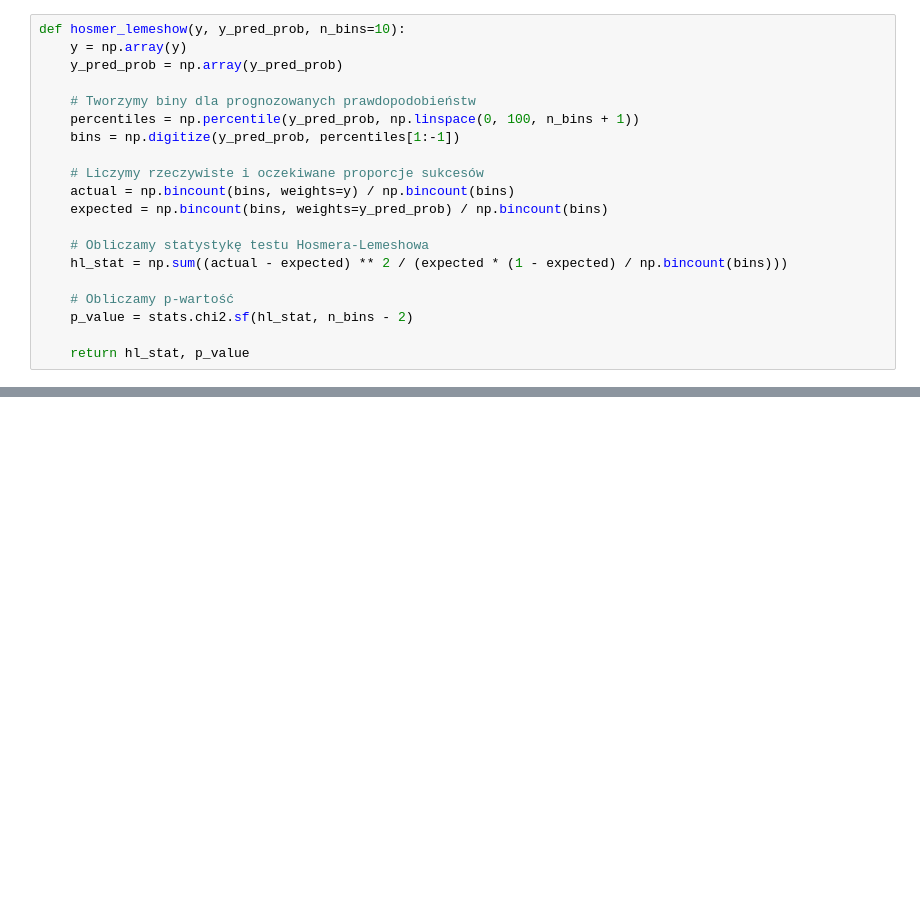
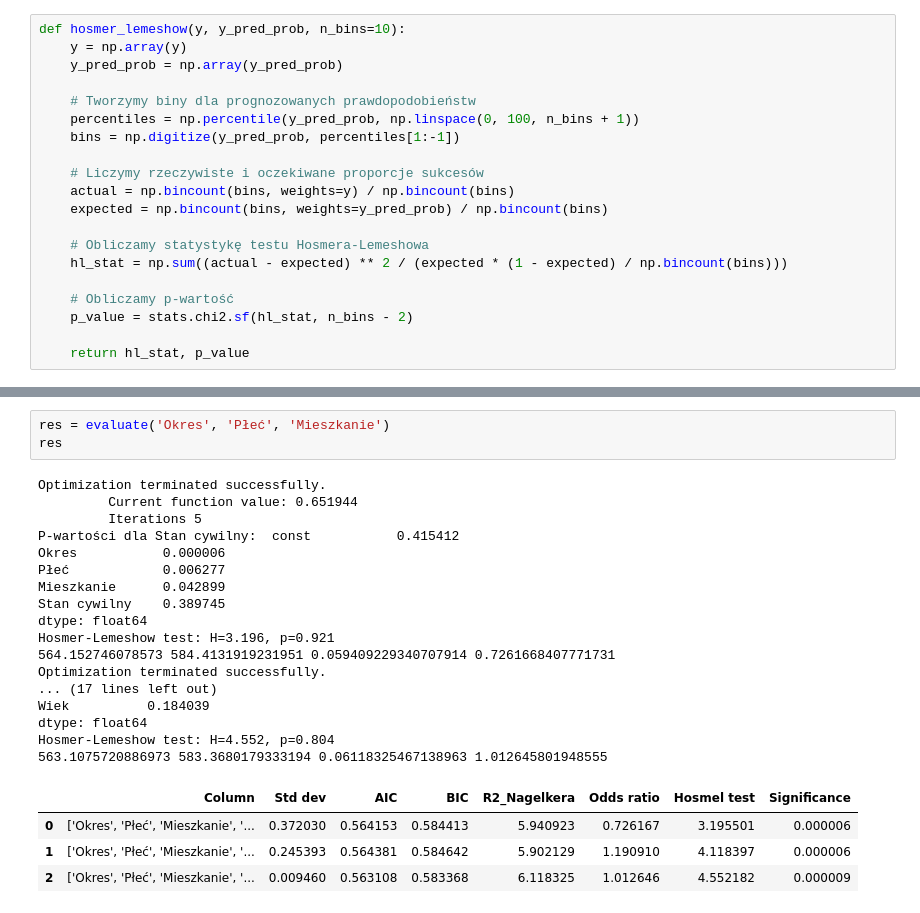
Before and after one commit to ad-po/ocena-kredytu, a Jupyter notebook: notebook.ipynb, the cells around one changed output, grey strips where cells are left out. Cells and saved outputs as stored; diff of their text form; blank space fills up the shorter version.

```diff
--- a/notebook.ipynb
+++ b/notebook.ipynb
@@ -410,0 +244,25 @@ evaluation
+# %%
+res = evaluate('Okres', 'Płeć', 'Mieszkanie')
+res
+# %% [output]
+Optimization terminated successfully.
+         Current function value: 0.651944
+         Iterations 5
+P-wartości dla Stan cywilny:  const           0.415412
+Okres           0.000006
+Płeć            0.006277
+Mieszkanie      0.042899
+Stan cywilny    0.389745
+dtype: float64
+Hosmer-Lemeshow test: H=3.196, p=0.921
+564.152746078573 584.4131919231951 0.059409229340707914 0.7261668407771731
+Optimization terminated successfully.
+... (17 lines left out)
+Wiek          0.184039
+dtype: float64
+Hosmer-Lemeshow test: H=4.552, p=0.804
+563.1075720886973 583.3680179333194 0.06118325467138963 1.012645801948555
+|  | Column | Std dev | AIC | BIC | R2_Nagelkera | Odds ratio | Hosmel test | Significance |
+| 0 | ['Okres', 'Płeć', 'Mieszkanie', '... | 0.372030 | 0.564153 | 0.584413 | 5.940923 | 0.726167 | 3.195501 | 0.000006 |
+| 1 | ['Okres', 'Płeć', 'Mieszkanie', '... | 0.245393 | 0.564381 | 0.584642 | 5.902129 | 1.190910 | 4.118397 | 0.000006 |
+| 2 | ['Okres', 'Płeć', 'Mieszkanie', '... | 0.009460 | 0.563108 | 0.583368 | 6.118325 | 1.012646 | 4.552182 | 0.000009 |
```
Also changed, not shown: parts of 12 cells of this notebook.
